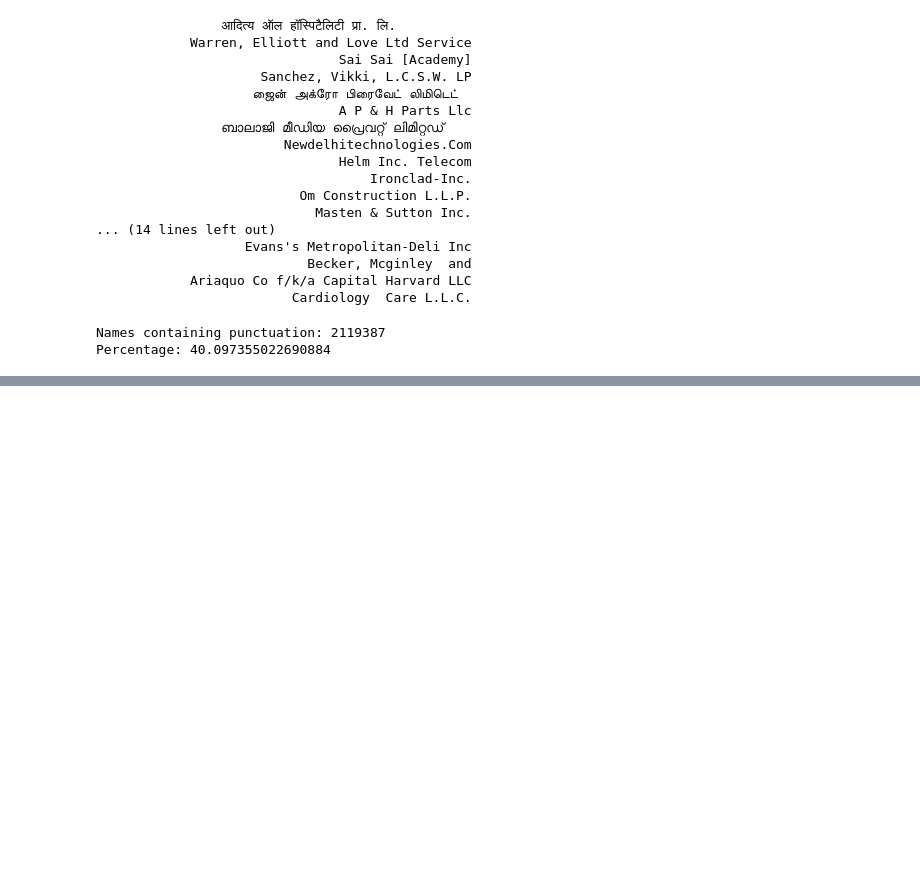
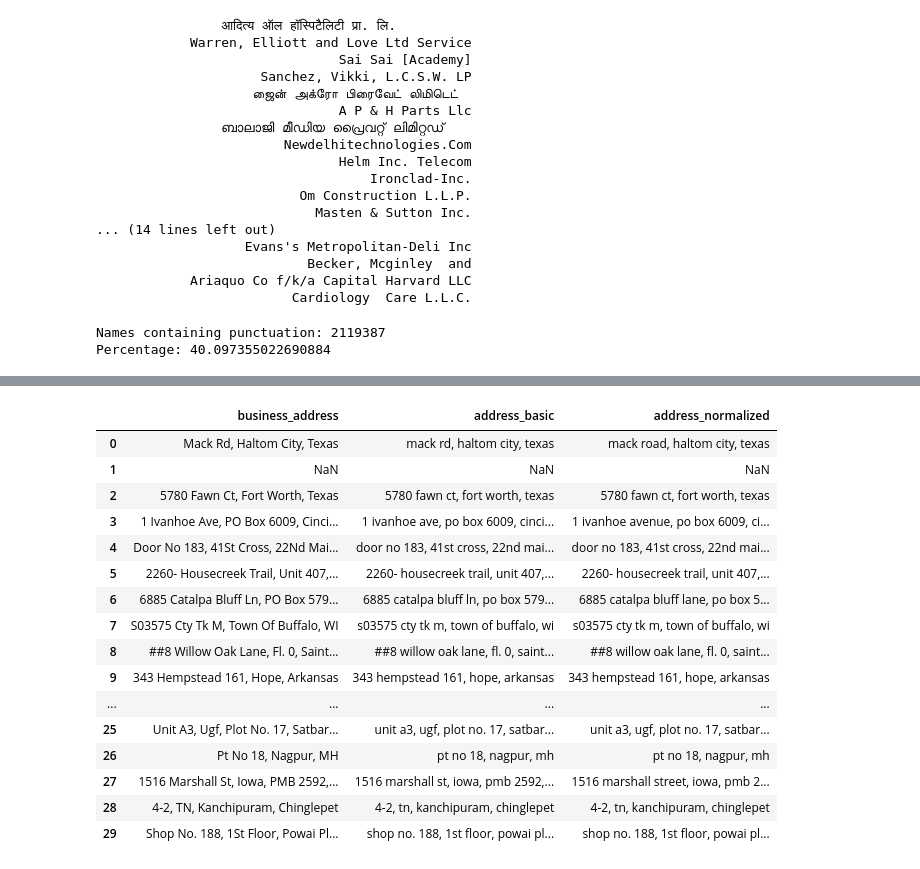
Before and after one commit to madhavmishra09/amazon-ml, a Jupyter notebook: code/business_entity_resolution/src/train3.ipynb, the cells around one changed output, grey strips where cells are left out. Cells and saved outputs as stored; diff of their text form; code cells hidden in the pictures; blank space fills up the shorter version.

```diff
--- a/code/business_entity_resolution/src/train3.ipynb
+++ b/code/business_entity_resolution/src/train3.ipynb
@@ -1052,0 +1758,24 @@ Percentage: 40.097355022690884
+# %%
+df[[
+    "business_address",
+    "address_basic",
+    "address_normalized"
+]].head(30)
+# %% [output]
+|  | business_address | address_basic | address_normalized |
+| 0 | Mack Rd, Haltom City, Texas | mack rd, haltom city, texas | mack road, haltom city, texas |
+| 1 | NaN | NaN | NaN |
+| 2 | 5780 Fawn Ct, Fort Worth, Texas | 5780 fawn ct, fort worth, texas | 5780 fawn ct, fort worth, texas |
+| 3 | 1 Ivanhoe Ave, PO Box 6009, Cinci... | 1 ivanhoe ave, po box 6009, cinci... | 1 ivanhoe avenue, po box 6009, ci... |
+| 4 | Door No 183, 41St Cross, 22Nd Mai... | door no 183, 41st cross, 22nd mai... | door no 183, 41st cross, 22nd mai... |
+| 5 | 2260- Housecreek Trail, Unit 407,... | 2260- housecreek trail, unit 407,... | 2260- housecreek trail, unit 407,... |
+| 6 | 6885 Catalpa Bluff Ln, PO Box 579... | 6885 catalpa bluff ln, po box 579... | 6885 catalpa bluff lane, po box 5... |
+| 7 | S03575 Cty Tk M, Town Of Buffalo, WI | s03575 cty tk m, town of buffalo, wi | s03575 cty tk m, town of buffalo, wi |
+| 8 | ##8 Willow Oak Lane, Fl. 0, Saint... | ##8 willow oak lane, fl. 0, saint... | ##8 willow oak lane, fl. 0, saint... |
+| 9 | 343 Hempstead 161, Hope, Arkansas | 343 hempstead 161, hope, arkansas | 343 hempstead 161, hope, arkansas |
+| ... | ... | ... | ... |
+| 25 | Unit A3, Ugf, Plot No. 17, Satbar... | unit a3, ugf, plot no. 17, satbar... | unit a3, ugf, plot no. 17, satbar... |
+| 26 | Pt No 18, Nagpur, MH | pt no 18, nagpur, mh | pt no 18, nagpur, mh |
+| 27 | 1516 Marshall St, Iowa, PMB 2592,... | 1516 marshall st, iowa, pmb 2592,... | 1516 marshall street, iowa, pmb 2... |
+| 28 | 4-2, TN, Kanchipuram, Chinglepet | 4-2, tn, kanchipuram, chinglepet | 4-2, tn, kanchipuram, chinglepet |
+| 29 | Shop No. 188, 1St Floor, Powai Pl... | shop no. 188, 1st floor, powai pl... | shop no. 188, 1st floor, powai pl... |
```
Also changed, not shown: parts of 57 cells of this notebook.
